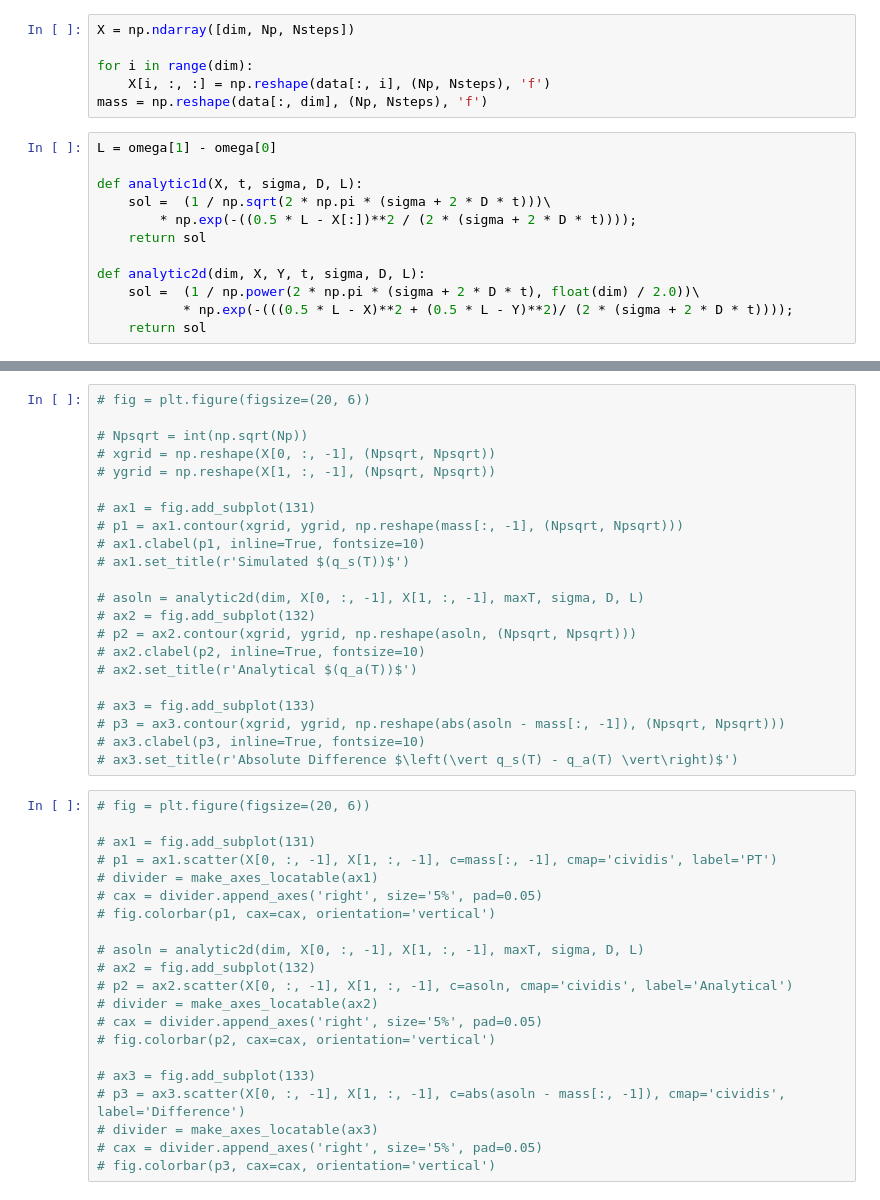
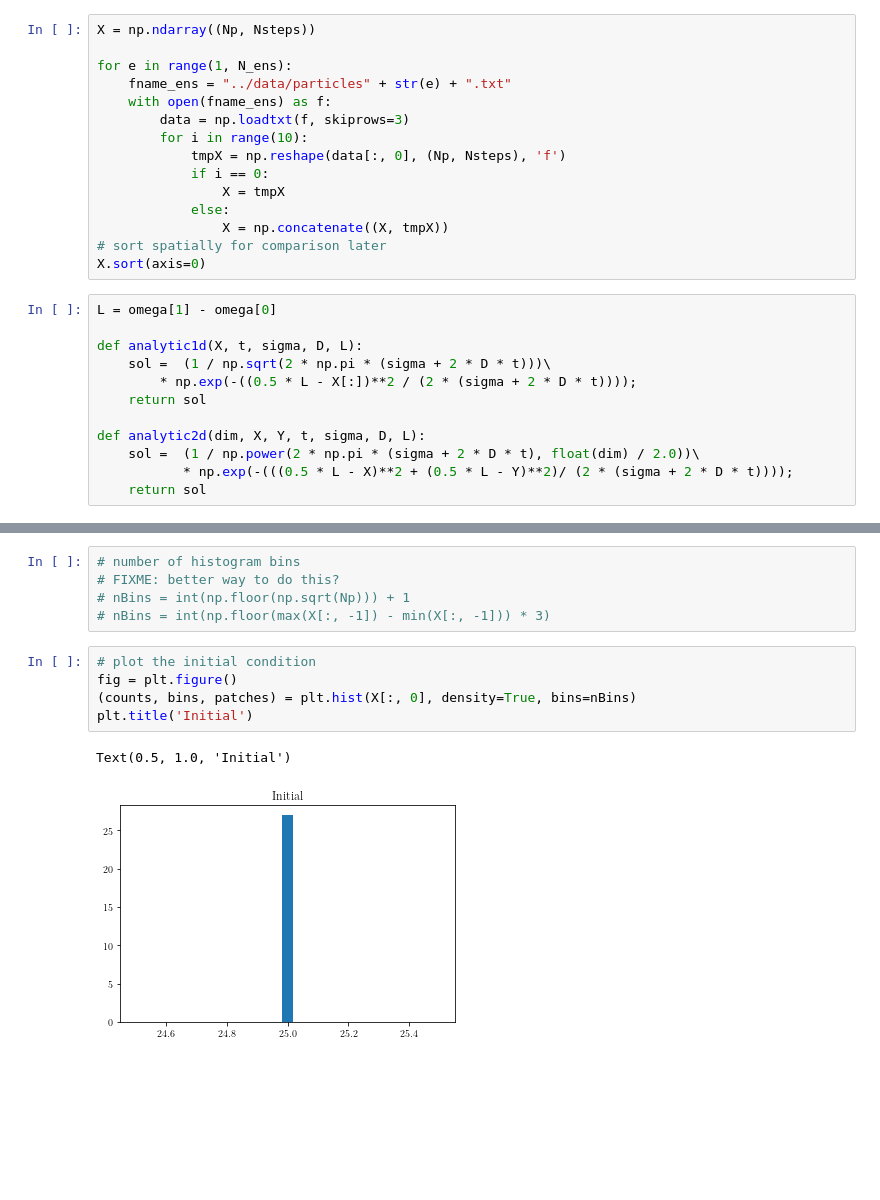
Before and after one commit to mschmidt271/cpp_particleCode, a Jupyter notebook: src/unit_test/physics/diffusion/utils/1d_rw_verify.ipynb, the cells around one changed output, grey strips where cells are left out. Saved outputs shown, nothing was run; the diff lists cells and outputs as text; blank space fills up the shorter version.

```diff
--- a/src/unit_test/physics/diffusion/utils/1d_rw_verify.ipynb
+++ b/src/unit_test/physics/diffusion/utils/1d_rw_verify.ipynb
@@ -49,12 +59,21 @@ shapeData = shapeData.split()
 shapeData = [int(i) for i in shapeData]
 Np = shapeData[0]
 Nsteps = shapeData[1] + 1
-# %%
-X = np.ndarray([dim, Np, Nsteps])
-
-for i in range(dim):
-    X[i, :, :] = np.reshape(data[:, i], (Np, Nsteps), 'f')
-mass = np.reshape(data[:, dim], (Np, Nsteps), 'f')
+# %%
+X = np.ndarray((Np, Nsteps))
+
+for e in range(1, N_ens):
+    fname_ens = "../data/particles" + str(e) + ".txt"
+    with open(fname_ens) as f:
+        data = np.loadtxt(f, skiprows=3)
+        for i in range(10):
+            tmpX = np.reshape(data[:, 0], (Np, Nsteps), 'f')
+            if i == 0:
+                X = tmpX
+            else:
+                X = np.concatenate((X, tmpX))
+# sort spatially for comparison later
+X.sort(axis=0)
 # %%
 L = omega[1] - omega[0]
 
@@ -106,43 +89,13 @@ def analytic2d(dim, X, Y, t, sigma, D, L):
-# %%
-# fig = plt.figure(figsize=(20, 6))
-
-# Npsqrt = int(np.sqrt(Np))
-# xgrid = np.reshape(X[0, :, -1], (Npsqrt, Npsqrt))
-# ygrid = np.reshape(X[1, :, -1], (Npsqrt, Npsqrt))
-
-# ax1 = fig.add_subplot(131)
-# p1 = ax1.contour(xgrid, ygrid, np.reshape(mass[:, -1], (Npsqrt, Npsqrt)))
-# ax1.clabel(p1, inline=True, fontsize=10)
-# ax1.set_title(r'Simulated $(q_s(T))$')
-
-# asoln = analytic2d(dim, X[0, :, -1], X[1, :, -1], maxT, sigma, D, L)
-# ax2 = fig.add_subplot(132)
-# p2 = ax2.contour(xgrid, ygrid, np.reshape(asoln, (Npsqrt, Npsqrt)))
-# ax2.clabel(p2, inline=True, fontsize=10)
-# ax2.set_title(r'Analytical $(q_a(T))$')
-
-# ax3 = fig.add_subplot(133)
-# p3 = ax3.contour(xgrid, ygrid, np.reshape(abs(asoln - mass[:, -1]), (Npsqrt, Npsqrt)))
-# ax3.clabel(p3, inline=True, fontsize=10)
-# ax3.set_title(r'Absolute Difference $\left(\vert q_s(T) - q_a(T) \vert\right)$')
-# %%
-# fig = plt.figure(figsize=(20, 6))
-
-# ax1 = fig.add_subplot(131)
-# p1 = ax1.scatter(X[0, :, -1], X[1, :, -1], c=mass[:, -1], cmap='cividis', label='PT')
-# divider = make_axes_locatable(ax1)
-# cax = divider.append_axes('right', size='5%', pad=0.05)
-# fig.colorbar(p1, cax=cax, orientation='vertical')
-
-# asoln = analytic2d(dim, X[0, :, -1], X[1, :, -1], maxT, sigma, D, L)
-# ax2 = fig.add_subplot(132)
-# p2 = ax2.scatter(X[0, :, -1], X[1, :, -1], c=asoln, cmap='cividis', label='Analytical')
-# divider = make_axes_locatable(ax2)
-# cax = divider.append_axes('right', size='5%', pad=0.05)
-# fig.colorbar(p2, cax=cax, orientation='vertical')
-
-# ax3 = fig.add_subplot(133)
-# p3 = ax3.scatter(X[0, :, -1], X[1, :, -1], c=abs(asoln - mass[:, -1]), cmap='cividis', label='Difference')
-# divider = make_axes_locatable(ax3)
-# cax = divider.append_axes('right', size='5%', pad=0.05)
-# fig.colorbar(p3, cax=cax, orientation='vertical')
+# %%
+# number of histogram bins
+# FIXME: better way to do this?
+# nBins = int(np.floor(np.sqrt(Np))) + 1
+# nBins = int(np.floor(max(X[:, -1]) - min(X[:, -1])) * 3)
+# %%
+# plot the initial condition
+fig = plt.figure()
+(counts, bins, patches) = plt.hist(X[:, 0], density=True, bins=nBins)
+plt.title('Initial')
+# %% [output]
+Text(0.5, 1.0, 'Initial')
+[figure, added]
```
Also changed, not shown: parts of 12 cells of this notebook.
